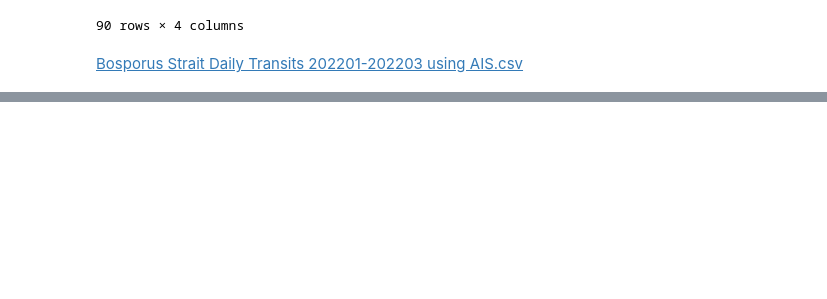
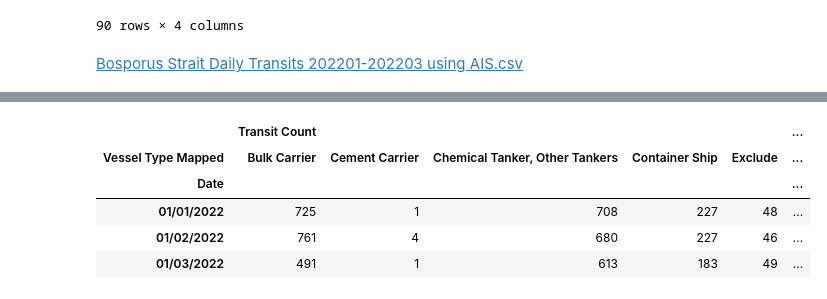
Before and after one commit to ADB-Data-Division/ais_passageways, a Jupyter notebook: notebooks/Bosporus Strait.ipynb, the cells around one changed output, grey strips where cells are left out. Cells and saved outputs as stored; diff of their text form; code cells hidden in the pictures; blank space fills up the shorter version.

Commit message:
bosporus benchmarking

```diff
--- a/notebooks/Bosporus Strait.ipynb
+++ b/notebooks/Bosporus Strait.ipynb
@@ -313,0 +332,5 @@ Bosporus Strait Daily Transits 202201-202203 using AIS.csv
+# %%
+#Read the transit statistics from Suez Canal Authority
+request = requests.get(f"https://api.github.com/repos/cherrylchico/ais_passageways/contents/data/Bosporus Strait Transits Admin 202201-202203.csv")
+admin = pd.read_csv(StringIO(base64.b64decode(request.json()['content']).decode('utf-8')))
+admin.head()
@@ -313,0 +344,9 @@ Bosporus Strait Daily Transits 202201-202203 using AIS.csv
+# %%
+admin.pivot_table(index=["Date"], columns=['Vessel Type Mapped'], values=['Transit Count'], aggfunc="sum")
+# %% [output]
+|  | Transit Count |  |  |  |  | ... |
+| Vessel Type Mapped | Bulk Carrier | Cement Carrier | Chemical Tanker, Other Tankers | Container Ship | Exclude | ... |
+| Date |  |  |  |  |  | ... |
+| 01/01/2022 | 725 | 1 | 708 | 227 | 48 | ... |
+| 01/02/2022 | 761 | 4 | 680 | 227 | 46 | ... |
+| 01/03/2022 | 491 | 1 | 613 | 183 | 49 | ... |
```
Also changed, not shown: parts of 8 cells of this notebook, 1 other file.
